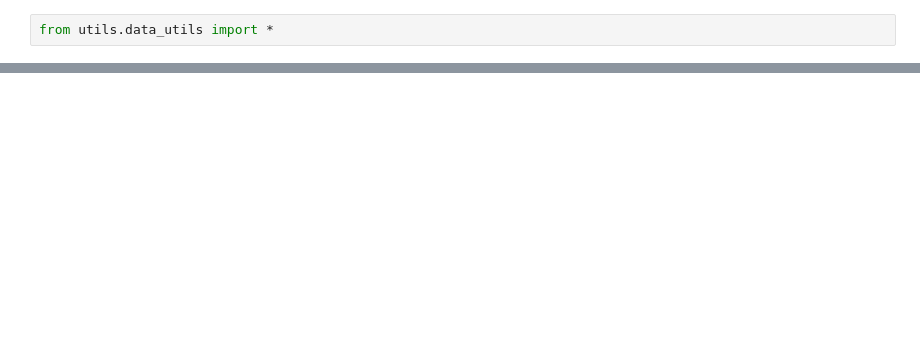
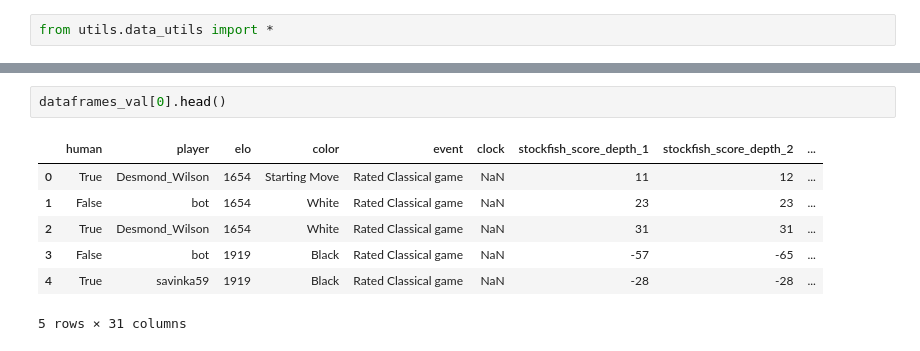
Before and after one commit to MatTheTab/PikeBot, a Jupyter notebook: Data_reading_tutorial.ipynb, the cells around one changed output, grey strips where cells are left out. Saved outputs shown, nothing was run; the diff lists cells and outputs as text; blank space fills up the shorter version.

```diff
--- a/Data_reading_tutorial.ipynb
+++ b/Data_reading_tutorial.ipynb
@@ -30,0 +67,10 @@ dataframes[0].head()
+# %%
+dataframes_val[0].head()
+# %% [output]
+|  | human | player | elo | color | event | clock | stockfish_score_depth_1 | stockfish_score_depth_2 | ... |
+| 0 | True | Desmond_Wilson | 1654 | Starting Move | Rated Classical game | NaN | 11 | 12 | ... |
+| 1 | False | bot | 1654 | White | Rated Classical game | NaN | 23 | 23 | ... |
+| 2 | True | Desmond_Wilson | 1654 | White | Rated Classical game | NaN | 31 | 31 | ... |
+| 3 | False | bot | 1919 | Black | Rated Classical game | NaN | -57 | -65 | ... |
+| 4 | True | savinka59 | 1919 | Black | Rated Classical game | NaN | -28 | -28 | ... |
+5 rows × 31 columns
```
Also changed, not shown: parts of 13 cells of this notebook.
